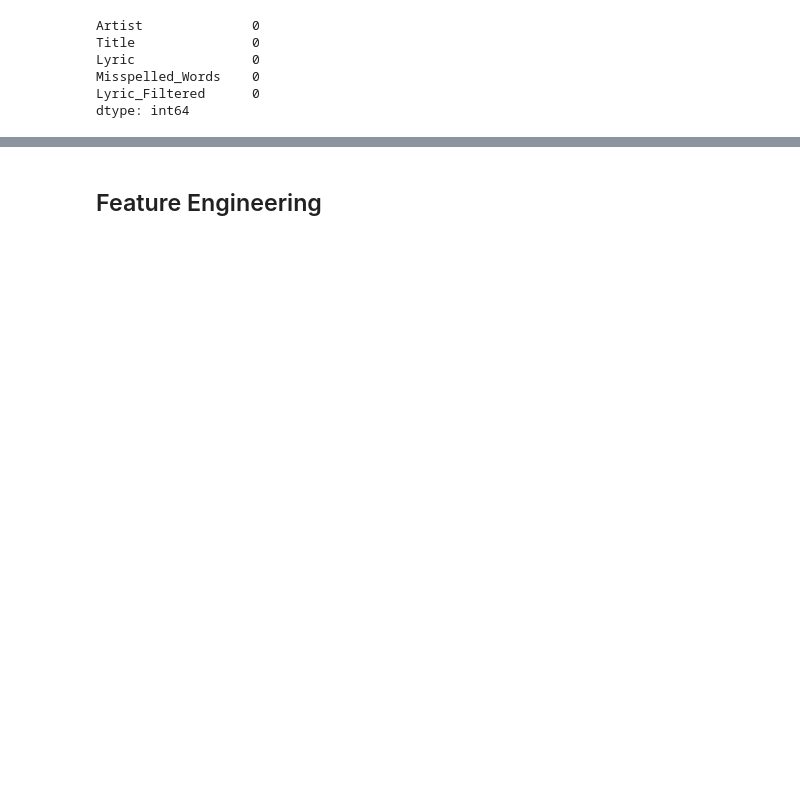
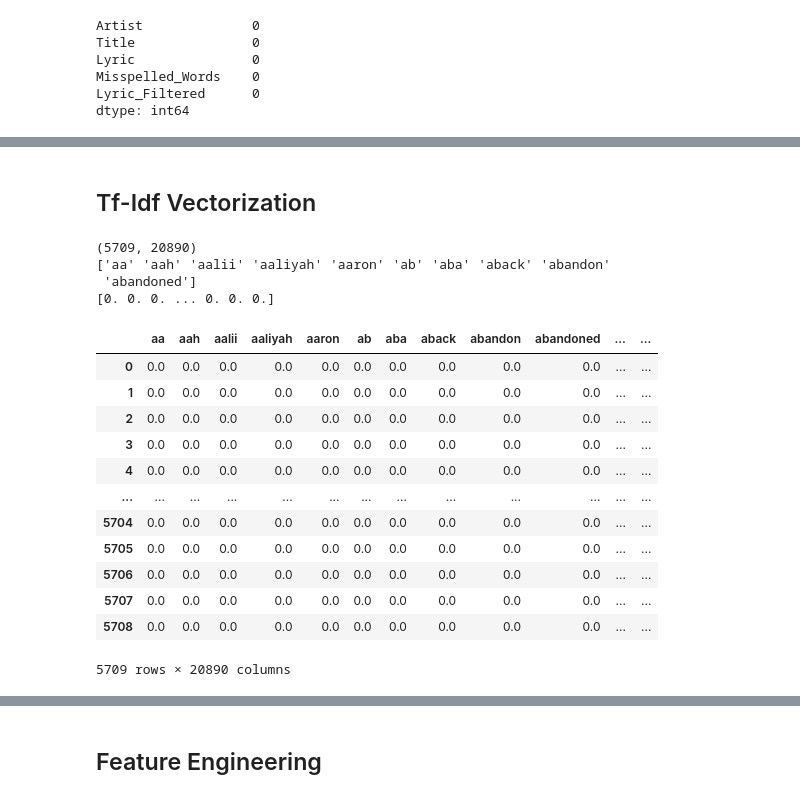
Before and after one commit to sushmitamalakar10/Lyrics_Generator_ML, a Jupyter notebook: Lyrics_Generator.ipynb, the cells around one changed output, grey strips where cells are left out. Drawn from its saved outputs; the diff is of its cells as text; code cells hidden in the pictures; blank space fills up the shorter version.

```diff
--- a/Lyrics_Generator.ipynb
+++ b/Lyrics_Generator.ipynb
@@ -685,0 +833,13 @@ filtered_df.shape
+# %%
+# Custom Tokenization
+import re
+
+def custom_tokenize(text):
+    # pattern = r"\b\w+(?:'\w+)?'?|\S"
+    # pattern = r"\b\w+(?:'\w+)?'?|[.,!?']"
+    pattern = r"\b[a-zA-Z]+(?:'[a-zA-Z]+)?'?|[.,!?']"
+
+
+    return re.findall(pattern, text)
+
+filtered_df['Tokenized_Lyric'] = filtered_df['Lyric_Filtered'].apply(custom_tokenize)
@@ -685,0 +1038,39 @@ filtered_df.shape
+# %% [markdown]
+## Tf-Idf Vectorization
+# %%
+from sklearn.feature_extraction.text import TfidfVectorizer
+
+filtered_df['Lemmatized_Text'] = filtered_df['Lemmatized_Tokens'].apply(lambda tokens: ' '.join(tokens))
+
+tfidf_vectorizer = TfidfVectorizer()
+
+X_tfidf = tfidf_vectorizer.fit_transform(filtered_df['Lemmatized_Text'])
+
+print(X_tfidf.shape)
+
+print(tfidf_vectorizer.get_feature_names_out()[:10])
+
+tfidf_array = X_tfidf.toarray()
+print(tfidf_array[0])
+# %% [output]
+(5709, 20890)
+['aa' 'aah' 'aalii' 'aaliyah' 'aaron' 'ab' 'aba' 'aback' 'abandon'
+ 'abandoned']
+[0. 0. 0. ... 0. 0. 0.]
+# %%
+df_Tf = pd.DataFrame(X_tfidf.toarray(), columns=tfidf_vectorizer.get_feature_names_out())
+df_Tf
+# %% [output]
+|  | aa | aah | aalii | aaliyah | aaron | ab | aba | aback | abandon | abandoned | ... | ... |
+| 0 | 0.0 | 0.0 | 0.0 | 0.0 | 0.0 | 0.0 | 0.0 | 0.0 | 0.0 | 0.0 | ... | ... |
+| 1 | 0.0 | 0.0 | 0.0 | 0.0 | 0.0 | 0.0 | 0.0 | 0.0 | 0.0 | 0.0 | ... | ... |
+| 2 | 0.0 | 0.0 | 0.0 | 0.0 | 0.0 | 0.0 | 0.0 | 0.0 | 0.0 | 0.0 | ... | ... |
+| 3 | 0.0 | 0.0 | 0.0 | 0.0 | 0.0 | 0.0 | 0.0 | 0.0 | 0.0 | 0.0 | ... | ... |
+| 4 | 0.0 | 0.0 | 0.0 | 0.0 | 0.0 | 0.0 | 0.0 | 0.0 | 0.0 | 0.0 | ... | ... |
+| ... | ... | ... | ... | ... | ... | ... | ... | ... | ... | ... | ... | ... |
+| 5704 | 0.0 | 0.0 | 0.0 | 0.0 | 0.0 | 0.0 | 0.0 | 0.0 | 0.0 | 0.0 | ... | ... |
+| 5705 | 0.0 | 0.0 | 0.0 | 0.0 | 0.0 | 0.0 | 0.0 | 0.0 | 0.0 | 0.0 | ... | ... |
+| 5706 | 0.0 | 0.0 | 0.0 | 0.0 | 0.0 | 0.0 | 0.0 | 0.0 | 0.0 | 0.0 | ... | ... |
+| 5707 | 0.0 | 0.0 | 0.0 | 0.0 | 0.0 | 0.0 | 0.0 | 0.0 | 0.0 | 0.0 | ... | ... |
+| 5708 | 0.0 | 0.0 | 0.0 | 0.0 | 0.0 | 0.0 | 0.0 | 0.0 | 0.0 | 0.0 | ... | ... |
+5709 rows × 20890 columns
```
Also changed, not shown: parts of 52 cells of this notebook, 1 other file.
